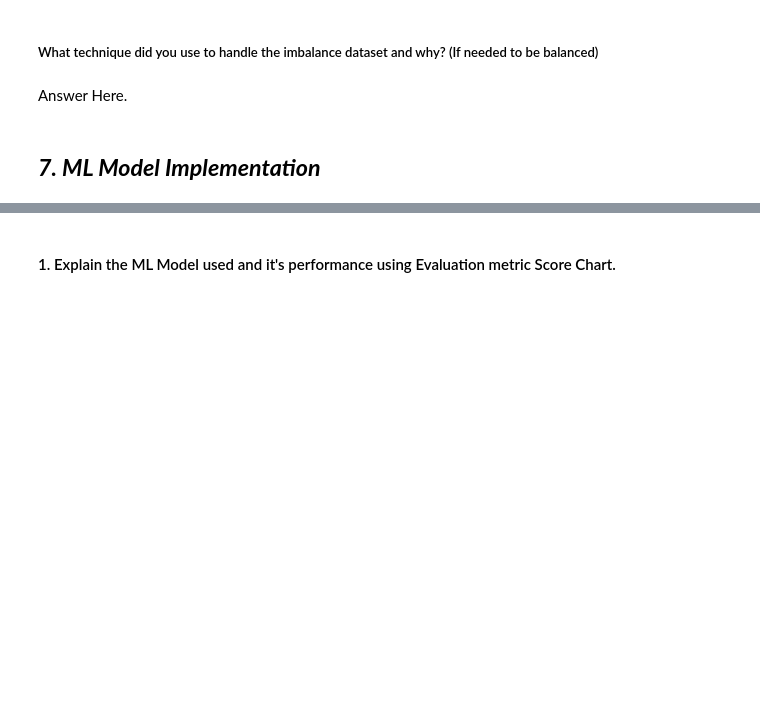
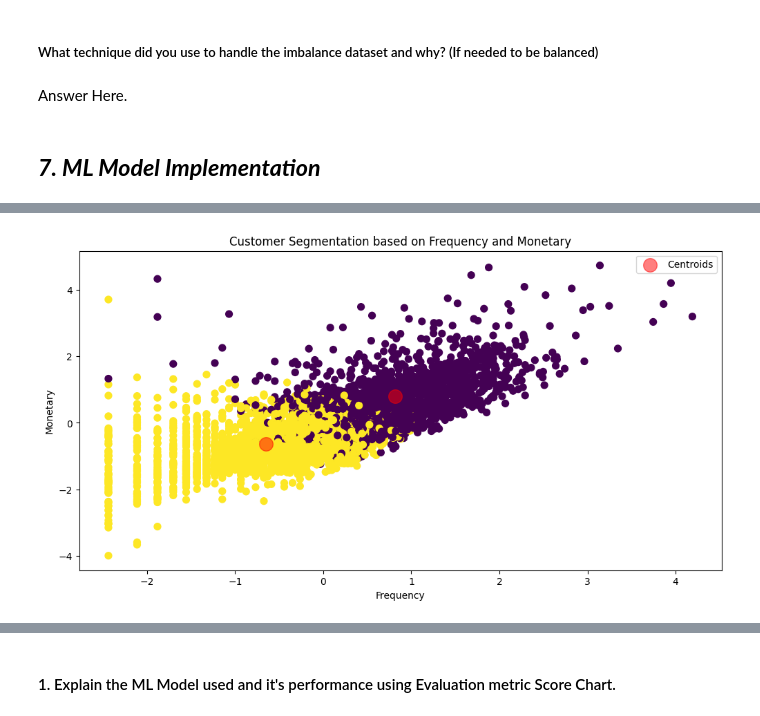
Before and after one commit to akshat-mishra-ds/Myntra-Online-Retail-Customer-Segmentation, a Jupyter notebook: Myntra_Online_Retail_Customer_Segmentation.ipynb, the cells around one changed output, grey strips where cells are left out. Cells and saved outputs as stored; diff of their text form; code cells hidden in the pictures; blank space fills up the shorter version.

```diff
--- a/Myntra_Online_Retail_Customer_Segmentation.ipynb
+++ b/Myntra_Online_Retail_Customer_Segmentation.ipynb
@@ -1161,0 +1259,16 @@ Answer Here.
+# %%
+# Visualising customer segmentation based on Frequency and Monetary
+plt.figure(figsize=(12, 6))
+plt.title('Customer Segmentation based on Frequency and Monetary')
+
+plt.scatter(X[:, 1], X[:, 2], c=y_kmeans, s=50, cmap='viridis')
+
+centers = kmeans.cluster_centers_
+plt.scatter(centers[:, 1], centers[:, 2], c='red', s=200, alpha=0.5, label="Centroids")
+
+plt.xlabel("Frequency")
+plt.ylabel("Monetary")
+plt.legend()
+plt.show()
+# %% [output]
+[figure, added]
```
Also changed, not shown: parts of 32 cells of this notebook.
